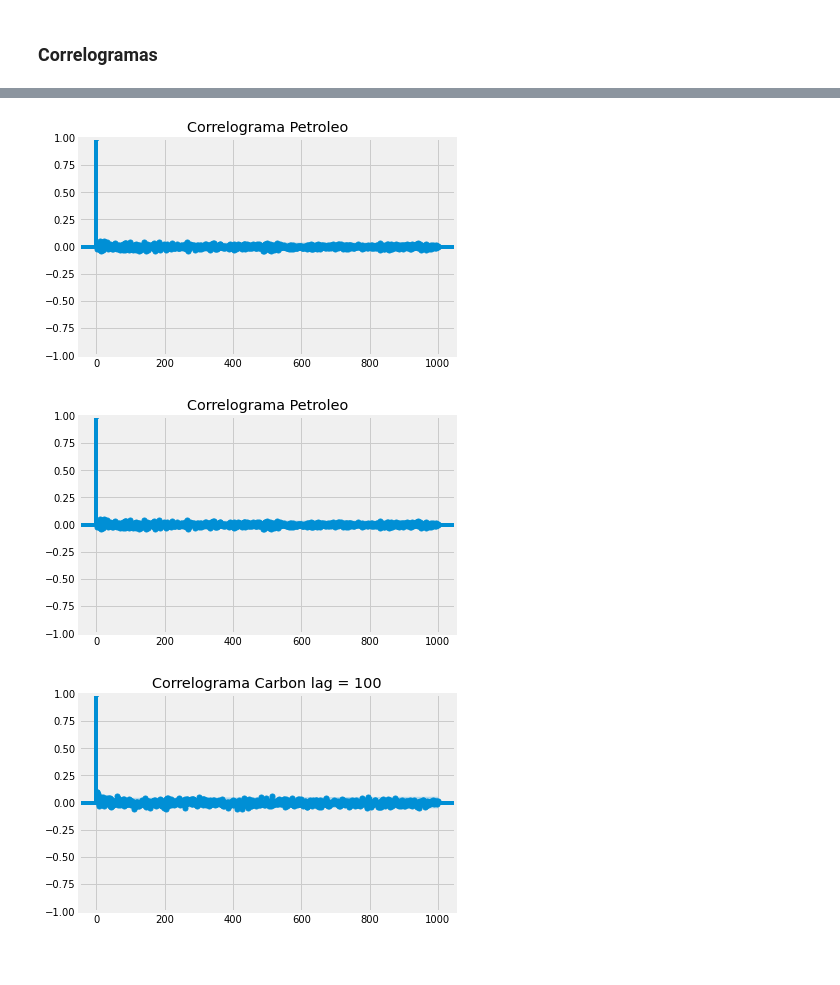
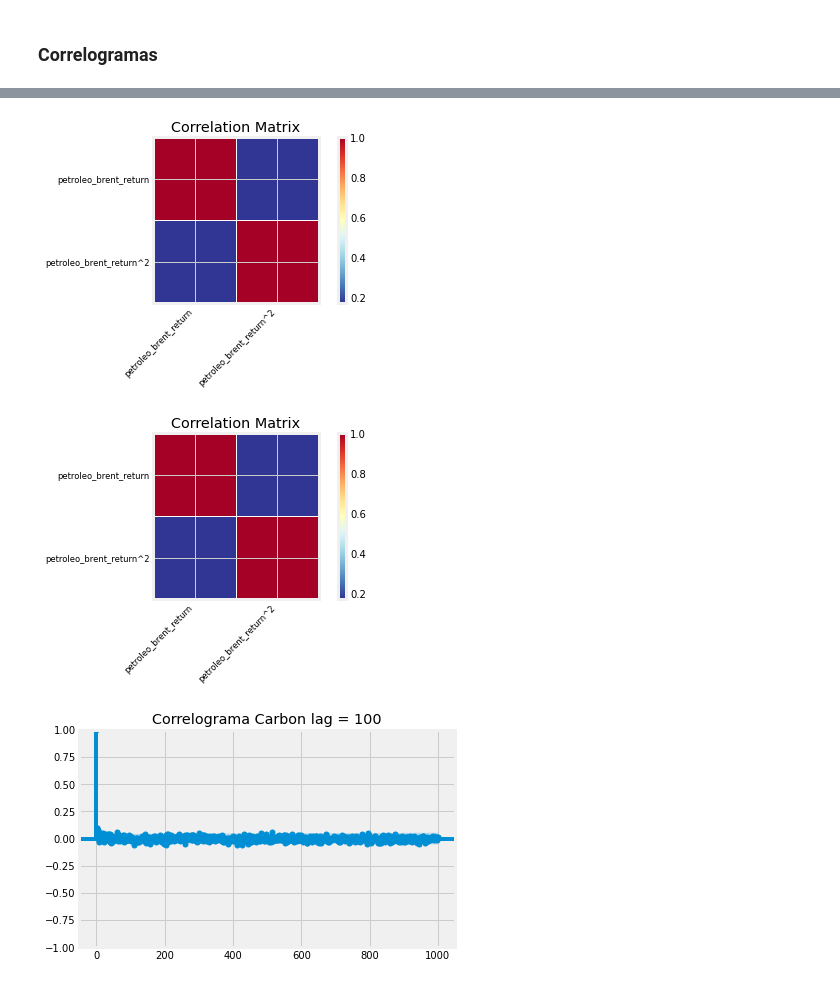
Before and after one commit to Cesuuur/energy-market-analysis, a Jupyter notebook: EstadisticaDescriptiva.ipynb, the cells around one changed output, grey strips where cells are left out. Saved outputs shown, nothing was run; the diff lists cells and outputs as text; code cells hidden in the pictures.

```diff
--- a/EstadisticaDescriptiva.ipynb
+++ b/EstadisticaDescriptiva.ipynb
@@ -118,7 +117,7 @@ plotUtils.plotFunctionWithDates(last_price_day_gas, gas["Fecha"], "2008 - 2022",
 def compoundReturn(dataFrame):
     array = np.empty(dataFrame.size)
     for i in dataFrame.index:
-        array[i] = 100 * np.log10(dataFrame[i+1] / dataFrame[i])
+        array[i] = 100 * np.log(dataFrame[i+1] / dataFrame[i])
         if (i + 1 == dataFrame.size - 1):
             break
     return array
@@ -452,8 +456,10 @@ sm.graphics.tsa.plot_acf(x=gas_return, lags=1000, title= 'Correlograma Gas')
 # %%
-sm.graphics.tsa.plot_acf(x=petroleo_brent_return, lags=1000, title= 'Correlograma Petroleo')
+a = np.corrcoef(petroleo_brent_return, np.square(petroleo_brent_return))
+import statsmodels.graphics.api as smg
+smg.plot_corr(a, xnames=['petroleo_brent_return', 'petroleo_brent_return^2'])
 # %% [output]
-[figure, old version]
+[figure, new version]
-[figure, old version]
+[figure, new version]
 # %%
 sm.graphics.tsa.plot_acf(x=carbon_return, lags=1000, title= 'Correlograma Carbon lag = 100')
 # %% [output]
```
Also changed, not shown: parts of 49 cells of this notebook.
